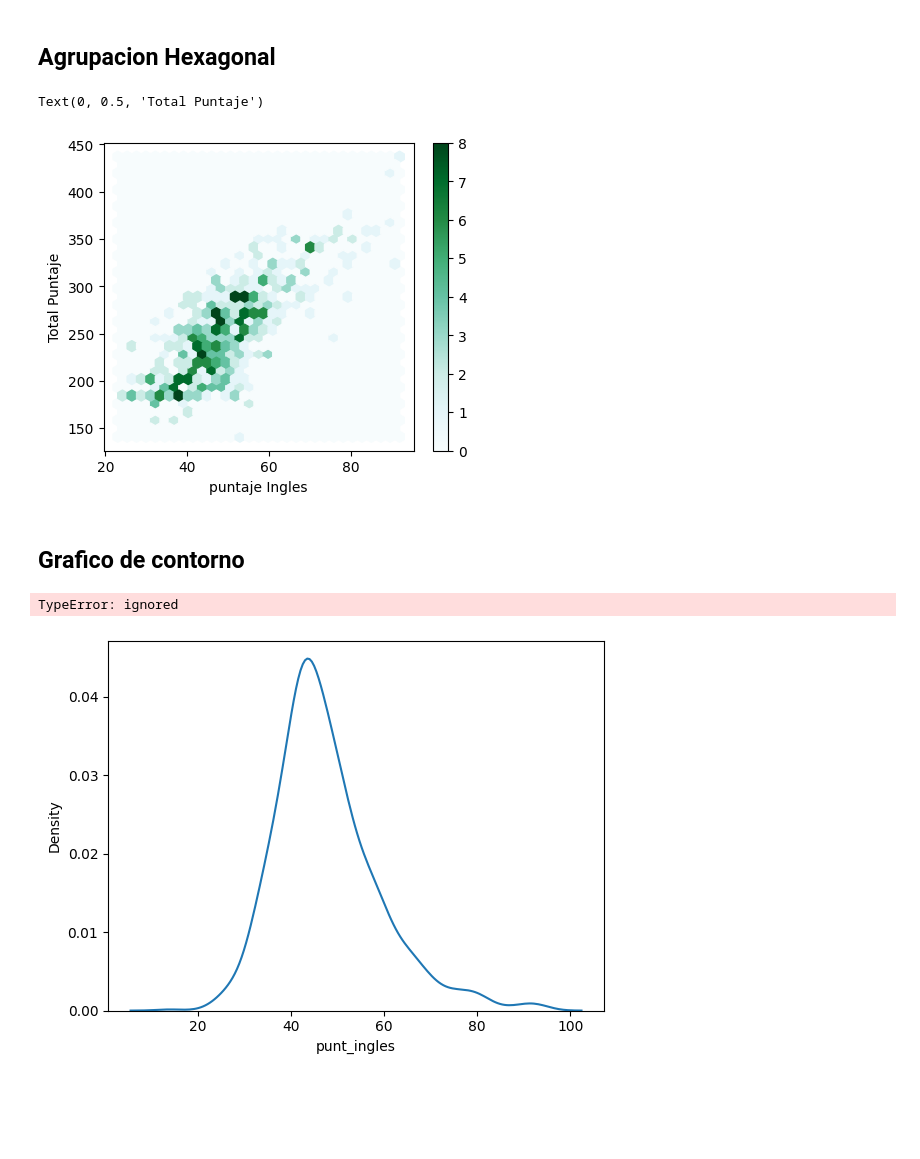
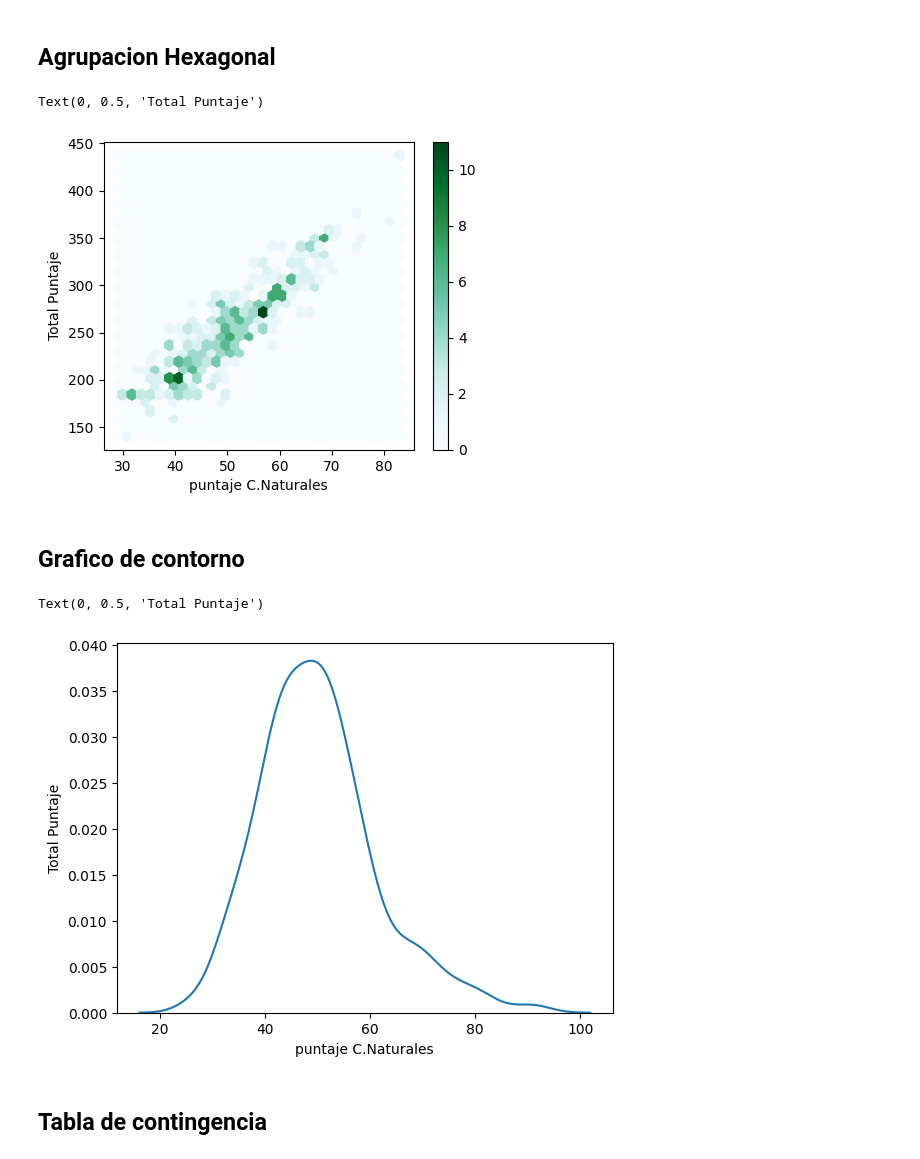
Before and after one commit to anfisbena/EstadisticaPracticaParaCienciaDeDatos, a Jupyter notebook: libro.ipynb, the cells around one changed output. Saved outputs shown, nothing was run; the diff lists cells and outputs as text; code cells hidden in the pictures; blank space fills up the shorter version.

```diff
--- a/libro.ipynb
+++ b/libro.ipynb
@@ -80,5 +80,6 @@ Se identifican asi los datos en dos dimensiones como las tablas, estos tienen lo
 # %%
 #Ejemplo de una tabla, importada con pandas
 import pandas as pd
-df=pd.read_csv('tasa_homicidio_estado.csv')
-df
+url = "https://www.datos.gov.co/resource/kgxf-xxbe.csv"
+df=pd.read_csv(url)
+df=df.dropna()
@@ -450,23 +441,23 @@ Se pueden usar las siguientes herramientas
 # %%
 import requests
 import pandas as pd
 
-url = "https://www.datos.gov.co/resource/kgxf-xxbe.csv"
-data = pd.read_csv(url)
 
-ax=data.plot.hexbin(x='punt_ingles',y='punt_global',gridsize=30,sharex=False,figsize=(5,4))
-ax.set_xlabel('puntaje Ingles')
+ax=df.plot.hexbin(x='punt_c_naturales',y='punt_global',gridsize=30,sharex=False,figsize=(5,4))
+ax.set_xlabel('puntaje C.Naturales')
 ax.set_ylabel('Total Puntaje')
 # %% [output]
 Text(0, 0.5, 'Total Puntaje')
-[figure, old version]
+[figure, new version]
 # %% [markdown]
 <h2>Grafico de contorno</h2>
 # %%
 import numpy as np
-sns.kdeplot(data.punt_ingles)
-ax.set_xlabel('puntaje Ingles')
+ax=sns.kdeplot(df.punt_ingles)
+ax.set_xlabel('puntaje C.Naturales')
 ax.set_ylabel('Total Puntaje')
 # %% [output]
-TypeError: ignored
+Text(0, 0.5, 'Total Puntaje')
-[figure, old version]
+[figure, new version]
+# %% [markdown]
+<h2>Tabla de contingencia</h2>
```
Also changed, not shown: parts of 10 cells of this notebook.
